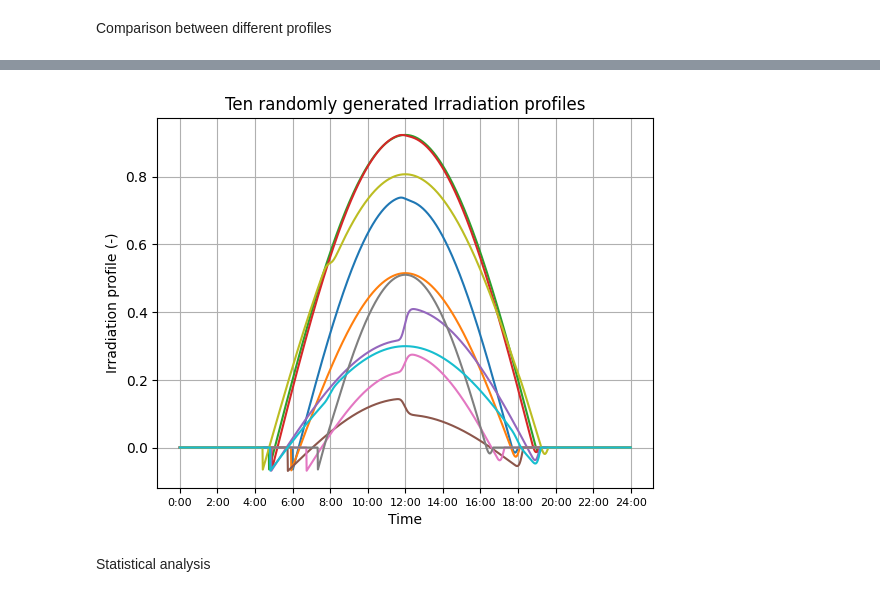
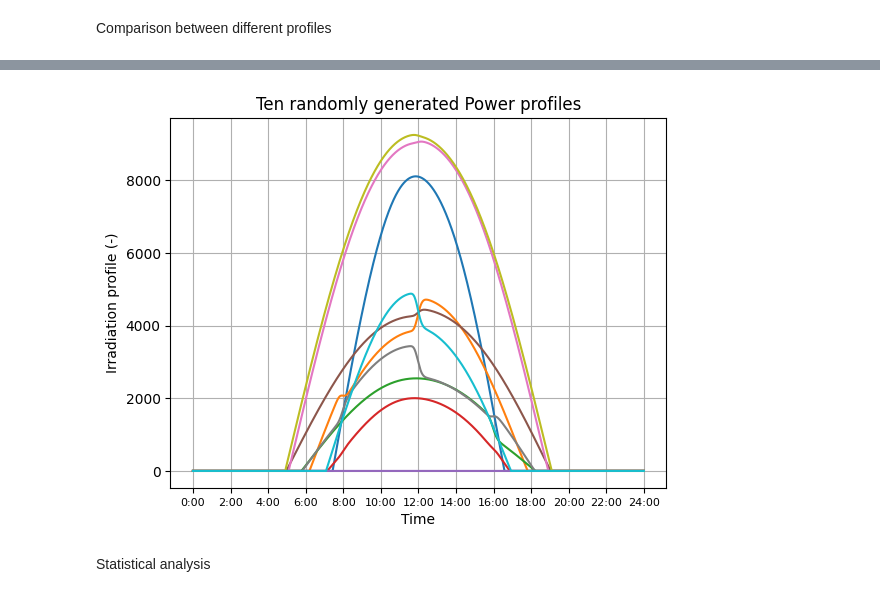
Before and after one commit to Andrea1999Broglia/Solar-field-output-simulation-by-Monte-Carlo-method, a Jupyter notebook: model.ipynb, the cells around one changed output, grey strips where cells are left out. Drawn from its saved outputs; the diff is of its cells as text; code cells hidden in the pictures.

```diff
--- a/model.ipynb
+++ b/model.ipynb
@@ -25,7 +25,7 @@ from sklearn.ensemble import GradientBoostingRegressor, RandomForestRegressor
 standard_irradiance = 1000              # standard irradiance (W/m**2)
 gamma= -0.004                           # Temperature-efficiency parameter (-)
 Lat=45+27/60                            # ° -90° --> 90°
-PLF= 1                                  # performance decay parameter over time, not accounted for yet (-)
+PLF= 0.95                                  # performance decay parameter over time, not accounted for yet (-)
 plant_power=10000                       # kW
 panel_surface=3.1                       # m^2
 panel_power=650                         # W
@@ -219,9 +212,24 @@ def forecast(day_length=None, latitude=None): # forecast generator
         day_length=random.randint(shortest_day, longest_day)#duration of the day in minutes
 
     if latitude==None:
-        weather=random.uniform(-1,4) # weather class generator
+        flag=random.randint(0,366)
+        if flag<144:
+            weather=random.uniform(1,4)
+        elif flag < 144+95+77:
+            weather=random.uniform(0,1)
+        else:
+            weather=random.uniform(-1,0)
+        # weather=random.uniform(-1,4) # weather class generator
     else:
-        weather=4-random.uniform(0,5)*((latitude/45))**0.25
+        #weather=4-random.uniform(0,5)*((latitude/45))**0.25
+        flag=random.randint(0,366)
+        if flag<144:
+            weather=random.uniform(2.5,4)
+        elif flag < 144+95+77:
+            weather=random.uniform(0.5,2.5)
+        else:
+            weather=random.uniform(-1,0.5)
+        # weather=random.uniform(-1,4) # weather class generator
     max_T=25+(day_length-12*60)/60*3 +random.uniform(-5,5) #max T of the day
     min_T=10+(day_length-12*60)/60*3 +random.uniform(-5,5) #min T of the day
 
@@ -249,7 +257,7 @@ def profile_generator (day_length, min_T_forecast, max_T_forecast, weather_forec
 
         if day[i]>(12*60- int(day_length/2)) and  day[i]<(12*60+ int(day_length/2)):#before dusk and after dawn irradiation is null
 
-            irradiance_ratio_array[i] = clearness_index(weather_forecast_local)*math.sin(math.pi/day_length*(day[i]-12*60)+math.pi/2)-0.07
+            irradiance_ratio_array[i] = (clearness_index(weather_forecast_local)*math.sin(math.pi/day_length*(day[i]-12*60)+math.pi/2))
 
     for k in range(50):
         for i in range(len(irradiance_ratio_array)):
@@ -271,9 +279,11 @@ def random_power_profile_generator():
 
     power_profile=np.zeros(len(forecast_profile["time"]))
 
-    for i in range(len(power_profile)):
-        if forecast_profile["irradiation"][i]>0:
-            power_profile[i]=power_output(plant_power,forecast_profile["irradiation"][i], forecast_profile["temperature"][i])
+    if random.uniform(0,1)<0.8:
+
+        for i in range(len(power_profile)):
+            if forecast_profile["irradiation"][i]>0 :
+                power_profile[i]=power_output(plant_power,forecast_profile["irradiation"][i], forecast_profile["temperature"][i])
 
     return [power_profile, forecast_profile["irradiation"], forecast_profile["temperature"]]
 
@@ -287,9 +297,12 @@ def power_profile_generator(day_length, min_T_forecast, max_T_forecast, weather_
 
     power_profile=np.zeros(len(forecast_profile["time"]))
 
-    for i in range(len(power_profile)):
-        if forecast_profile["irradiation"][i]>0:
-            power_profile[i]=power_output(plant_power,forecast_profile["irradiation"][i], forecast_profile["temperature"][i])
+    if random.uniform(0,1)<0.8:
+
+        for i in range(len(power_profile)):
+            if forecast_profile["irradiation"][i]>0:
+
+                power_profile[i]=power_output(plant_power,forecast_profile["irradiation"][i], forecast_profile["temperature"][i])
 
     return [power_profile, forecast_profile["irradiation"], forecast_profile["temperature"]]
 
@@ -385,17 +398,17 @@ plt.title("Ten randomly generated Temperature profiles");
 # %%
 for j in range(10):
 
     trial=random_power_profile_generator()
-    plt.plot(hours, trial[1])
+    plt.plot(hours, trial[0])
     plt.xticks(ticks_string, fontsize=8)
     plt.xlabel("Time")
     plt.ylabel("Irradiation profile (-)")
     plt.grid()
 
 plt.grid()
-plt.title("Ten randomly generated Irradiation profiles");
+plt.title("Ten randomly generated Power profiles");
 # %% [output]
-[figure, old version]
+[figure, new version]
 # %% [markdown]
 Statistical analysis
 # %%
```
Also changed, not shown: parts of 15 cells of this notebook, 14 other files.
